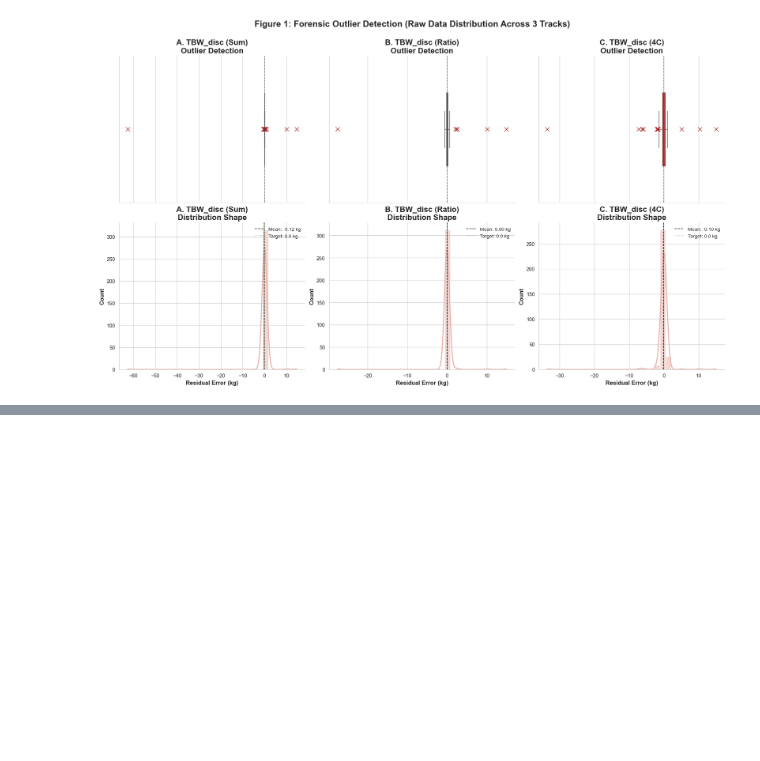
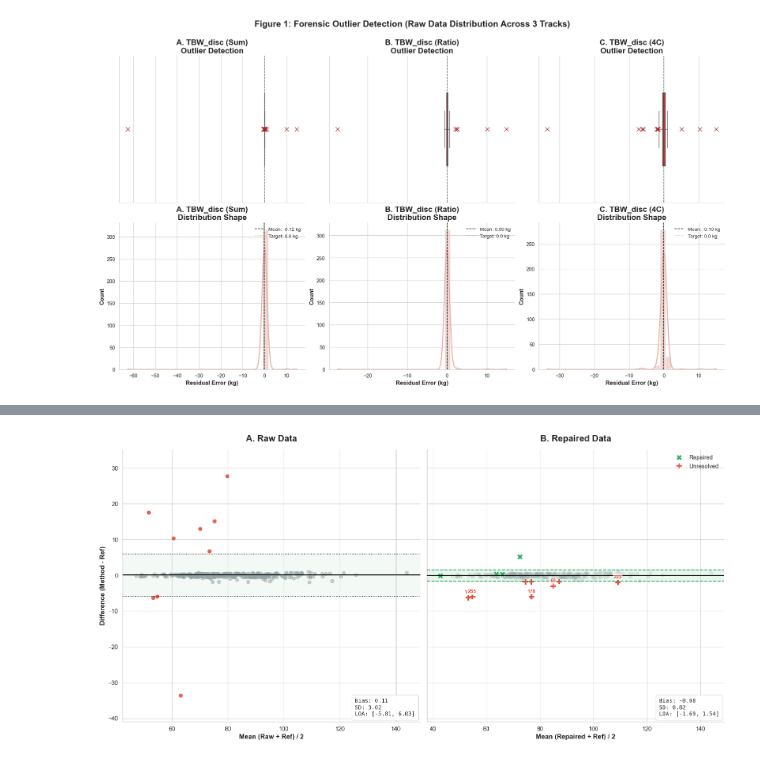
Before and after one commit to youquanneu/COMP3200_Individual_Project, a Jupyter notebook: Pipeline/FeaturesAnalysis2.ipynb, the cells around one changed output, grey strips where cells are left out. Cells and saved outputs as stored; diff of their text form; code cells hidden in the pictures; blank space fills up the shorter version.

```diff
--- a/Pipeline/FeaturesAnalysis2.ipynb
+++ b/Pipeline/FeaturesAnalysis2.ipynb
@@ -615,0 +687,58 @@ AssertionError:
+# %%
+# ==========================================
+# 1. Define the Sums (Method)
+# ==========================================
+
+# A. Original Sum (Raw TBW + Raw TFC + Constants)
+col_Sum_Original = 'Sum_Components_Original'
+df_bioimpedance[col_Sum_Original] = (
+    df_bioimpedance['Total Body Water (TBW)'] +
+    df_bioimpedance['Total Fat Content (TFC)'] +
+    df_bioimpedance['Bone Mass (BM)'] +
+    df_bioimpedance[col_TPC_calc_ratio] +
+    epsilon_4C
+)
+
+# B. Fixed Sum (Fixed TBW + Fixed TFC + Constants)
+col_Sum_Fixed = 'Sum_Components_Fixed'
+df_bioimpedance[col_Sum_Fixed] = (
+    df_bioimpedance[col_TBW_fixed] +
+    df_bioimpedance[col_TFC_fixed] +
+    df_bioimpedance['Bone Mass (BM)'] +
+    df_bioimpedance[col_TPC_calc_ratio] +
+    epsilon_4C
+)
+
+# ==========================================
+# 2. Prepare Bland-Altman Vectors
+# ==========================================
+
+# --- Panel A: Raw Sum vs Weight ---
+col_Mean_Raw_Weight = 'Mean_SumRaw_Weight'
+# Mean = (Sum + Weight) / 2
+df_bioimpedance[col_Mean_Raw_Weight] = (df_bioimpedance[col_Sum_Original] + df_bioimpedance['Weight']) / 2
+
+col_Diff_Raw_Weight = 'Diff_SumRaw_Weight'
+# Difference = Method (Sum) - Reference (Weight)
+df_bioimpedance[col_Diff_Raw_Weight] = df_bioimpedance[col_Sum_Original] - df_bioimpedance['Weight']
+
+# --- Panel B: Fixed Sum vs Weight ---
+col_Mean_Fixed_Weight = 'Mean_SumFixed_Weight'
+df_bioimpedance[col_Mean_Fixed_Weight] = (df_bioimpedance[col_Sum_Fixed] + df_bioimpedance['Weight']) / 2
+
+col_Diff_Fixed_Weight = 'Diff_SumFixed_Weight'
+df_bioimpedance[col_Diff_Fixed_Weight] = df_bioimpedance[col_Sum_Fixed] - df_bioimpedance['Weight']
+
+# ==========================================
+# 3. Execute Comparison
+# ==========================================
+_Bland_Altman_comparison(
+    df_bioimpedance,
+    col_Mean_Raw_Weight,    # Panel A X-axis
+    col_Diff_Raw_Weight,    # Panel A Y-axis
+    col_Mean_Fixed_Weight,  # Panel B X-axis
+    col_Diff_Fixed_Weight,  # Panel B Y-axis
+    col_TFC_fix_status      # Coloring Logic
+)
+# %% [output]
+[figure, added]
```
Also changed, not shown: parts of 19 cells of this notebook.
